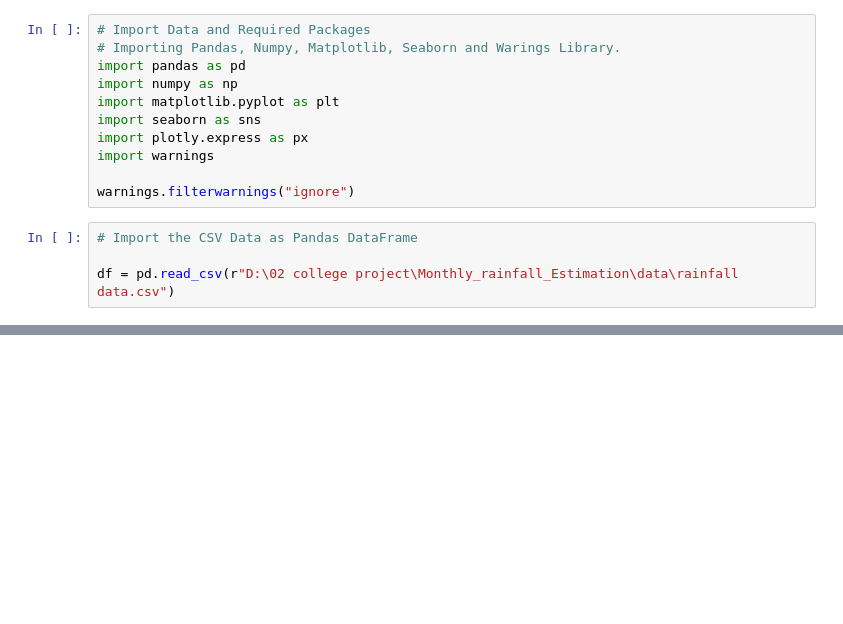
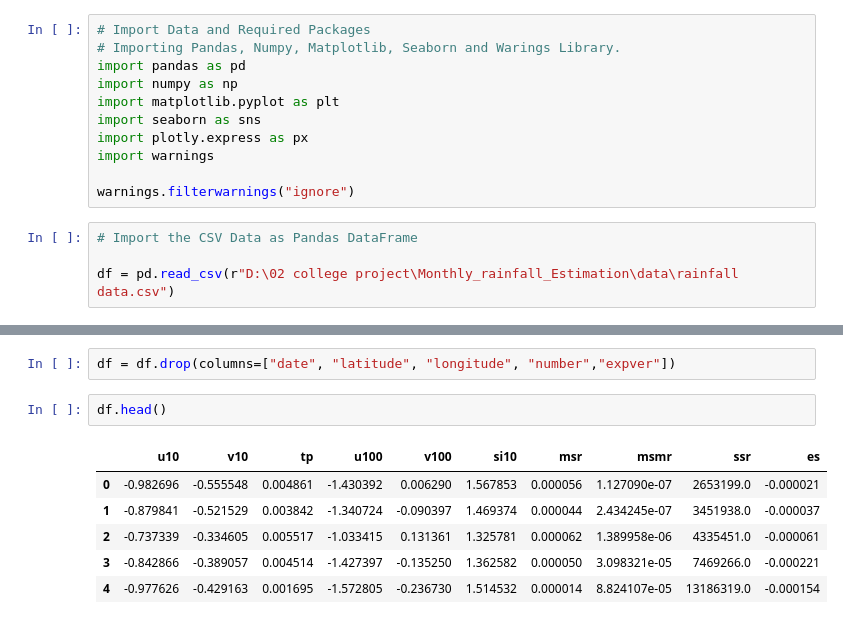
Before and after one commit to qazi-adnan/Monthly_rainfall_Estimation, a Jupyter notebook: notebooks/data.ipynb, the cells around one changed output, grey strips where cells are left out. Saved outputs shown, nothing was run; the diff lists cells and outputs as text; blank space fills up the shorter version.

```diff
--- a/notebooks/data.ipynb
+++ b/notebooks/data.ipynb
@@ -150,0 +189,11 @@ df.head()
+# %%
+df = df.drop(columns=["date", "latitude", "longitude", "number","expver"])
+# %%
+df.head()
+# %% [output]
+|  | u10 | v10 | tp | u100 | v100 | si10 | msr | msmr | ssr | es |
+| 0 | -0.982696 | -0.555548 | 0.004861 | -1.430392 | 0.006290 | 1.567853 | 0.000056 | 1.127090e-07 | 2653199.0 | -0.000021 |
+| 1 | -0.879841 | -0.521529 | 0.003842 | -1.340724 | -0.090397 | 1.469374 | 0.000044 | 2.434245e-07 | 3451938.0 | -0.000037 |
+| 2 | -0.737339 | -0.334605 | 0.005517 | -1.033415 | 0.131361 | 1.325781 | 0.000062 | 1.389958e-06 | 4335451.0 | -0.000061 |
+| 3 | -0.842866 | -0.389057 | 0.004514 | -1.427397 | -0.135250 | 1.362582 | 0.000050 | 3.098321e-05 | 7469266.0 | -0.000221 |
+| 4 | -0.977626 | -0.429163 | 0.001695 | -1.572805 | -0.236730 | 1.514532 | 0.000014 | 8.824107e-05 | 13186319.0 | -0.000154 |
```
Also changed, not shown: parts of 6 cells of this notebook.
